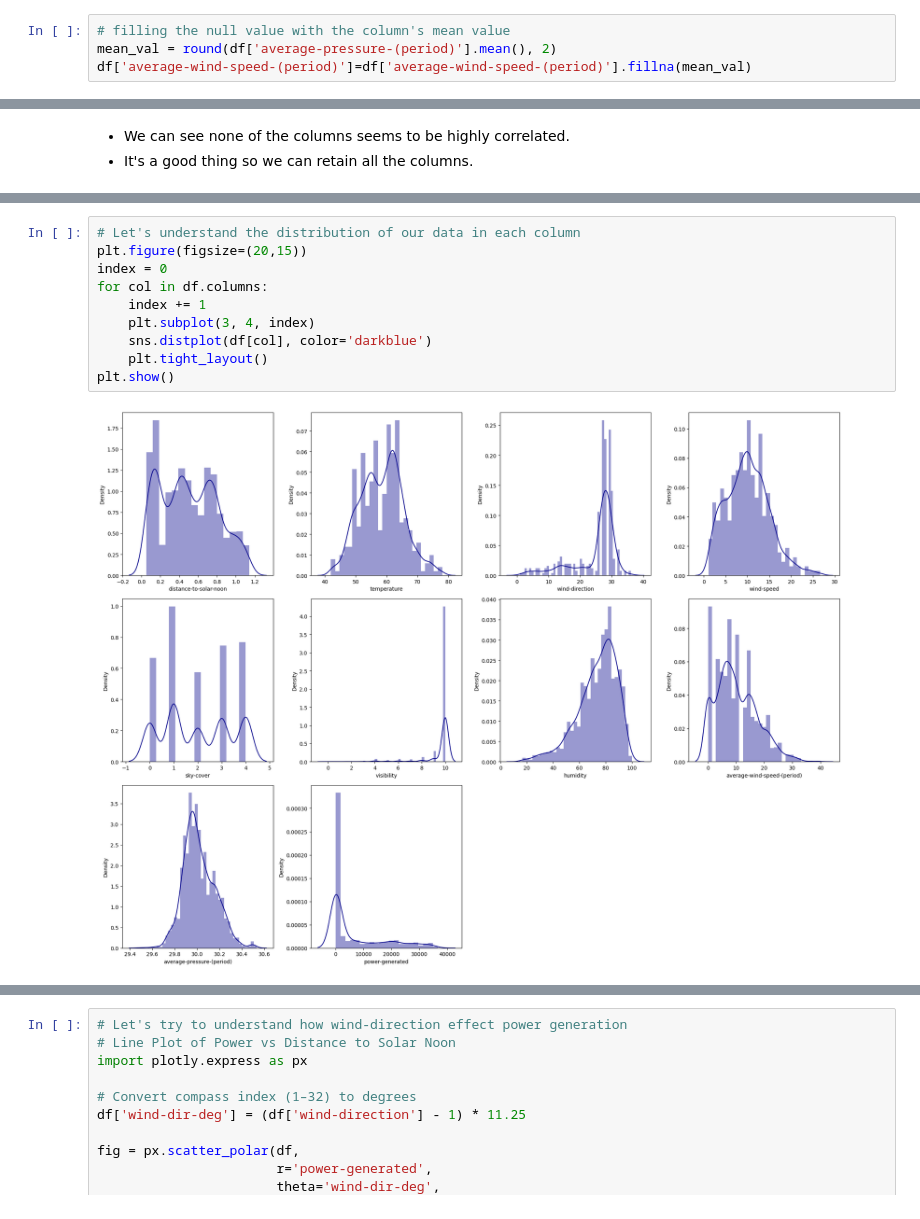
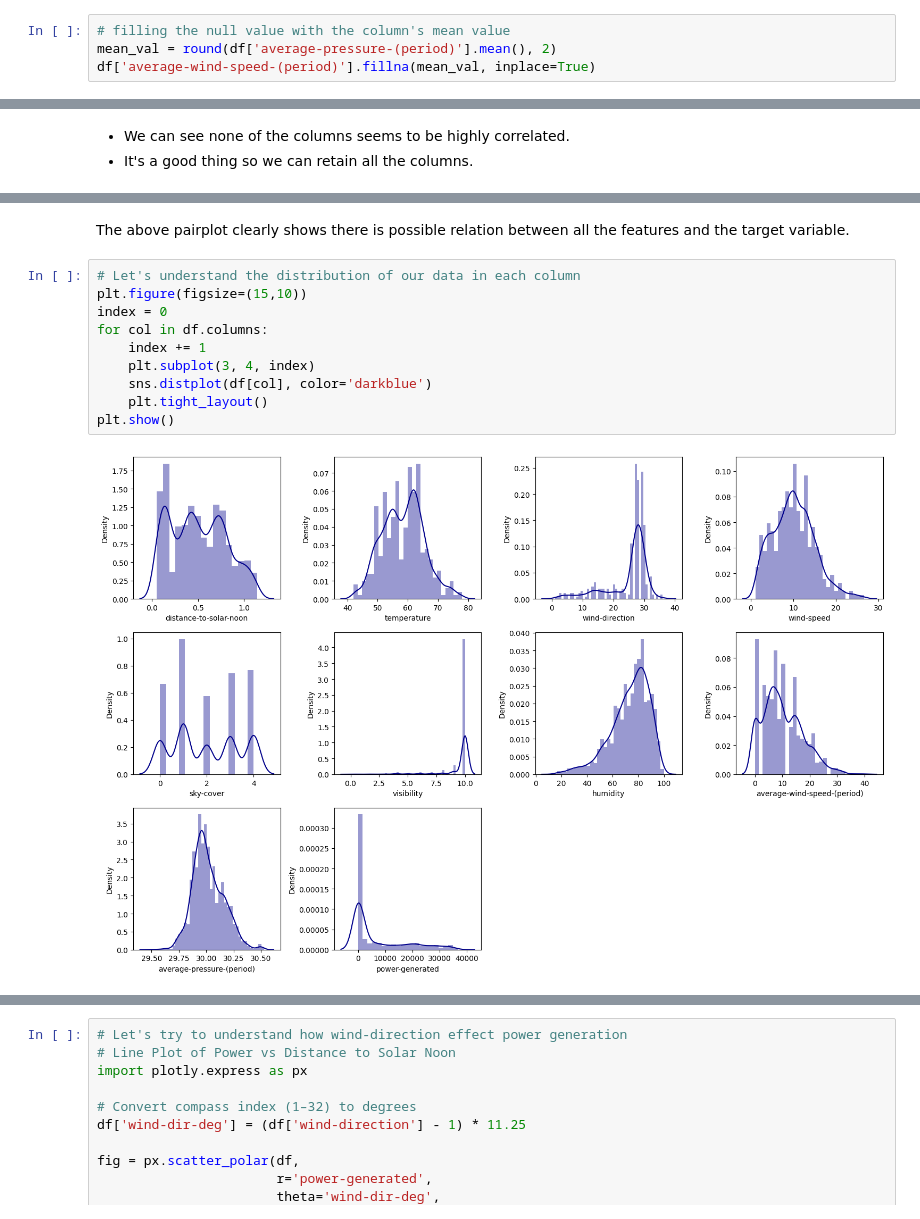
Before and after one commit to rizz045/Solar-Power-Generation-Prediction-Using-ML-Regression-Techniques, a Jupyter notebook: Solar_Power_Generation_Prediction Using_Regression.ipynb, the cells around one changed output, grey strips where cells are left out. Saved outputs shown, nothing was run; the diff lists cells and outputs as text.

```diff
--- a/Solar_Power_Generation_Prediction Using_Regression.ipynb
+++ b/Solar_Power_Generation_Prediction Using_Regression.ipynb
@@ -104,4 +120,4 @@ dtype: int64
 # %%
 # filling the null value with the column's mean value
 mean_val = round(df['average-pressure-(period)'].mean(), 2)
-df['average-wind-speed-(period)']=df['average-wind-speed-(period)'].fillna(mean_val)
+df['average-wind-speed-(period)'].fillna(mean_val, inplace=True)
@@ -120,15 +153,17 @@ plt.show()
+# %% [markdown]
+The above pairplot clearly shows there is possible relation between all the features and the target variable.
 # %%
 # Let's understand the distribution of our data in each column
-plt.figure(figsize=(20,15))
+plt.figure(figsize=(15,10))
 index = 0
 for col in df.columns:
     index += 1
     plt.subplot(3, 4, index)
     sns.distplot(df[col], color='darkblue')
     plt.tight_layout()
 plt.show()
 # %% [output]
-[figure, old version]
+[figure, new version]
 # %% [markdown]
 * Most of the columns are normally distributed but seems to be heavily tailed.
 * Column [distance-to-solar-noon] appears to be 3 tailed, suggesting most of the observations are taken on those times.
```
Also changed, not shown: parts of 41 cells of this notebook.
